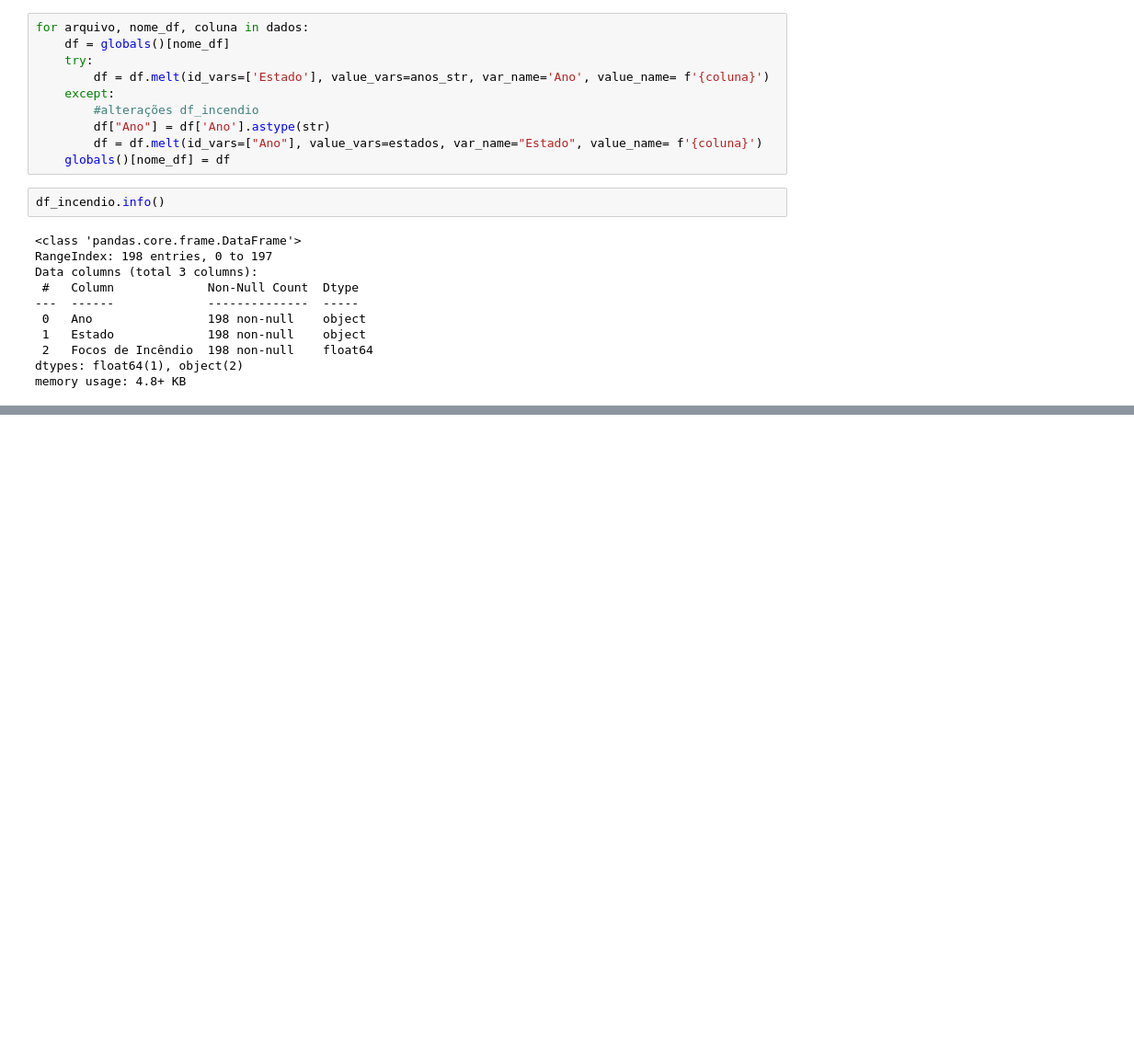
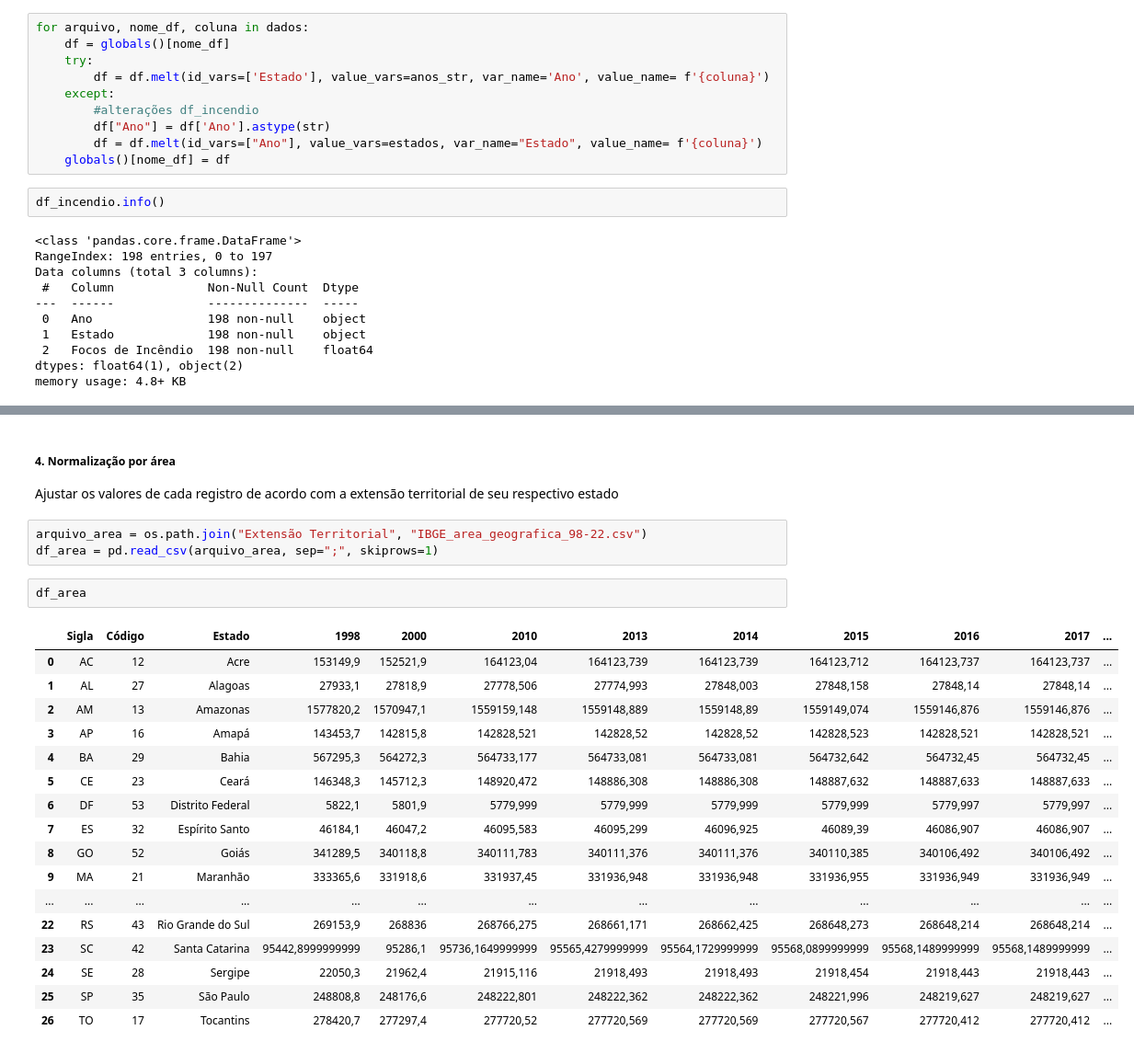
Before and after one commit to LABSensing/LabSesing-case-study, a Jupyter notebook: Código/tabela_final.ipynb, the cells around one changed output, grey strips where cells are left out. Shown: that part at 92% size. Saved outputs shown, nothing was run; the diff lists cells and outputs as text; blank space fills up the shorter version.

```diff
--- a/Código/tabela_final.ipynb
+++ b/Código/tabela_final.ipynb
@@ -156,3 +156,30 @@ df_final
 | 196 | Roraima | 2020 | 10007 | 47137.95 | 162262.75 | ... |
 | 197 | Tocantins | 2020 | 5286 | 620513.33 | 2452103.48 | ... |
 198 rows × 11 columns
+# %% [markdown]
+##### 4. Normalização por área
+
+Ajustar os valores de cada registro de acordo com a extensão territorial de seu respectivo estado
+# %%
+arquivo_area = os.path.join("Extensão Territorial", "IBGE_area_geografica_98-22.csv")
+df_area = pd.read_csv(arquivo_area, sep=";", skiprows=1)
+# %%
+df_area
+# %% [output]
+|  | Sigla | Código | Estado | 1998 | 2000 | 2010 | 2013 | 2014 | 2015 | 2016 | 2017 | ... |
+| 0 | AC | 12 | Acre | 153149,9 | 152521,9 | 164123,04 | 164123,739 | 164123,739 | 164123,712 | 164123,737 | 164123,737 | ... |
+| 1 | AL | 27 | Alagoas | 27933,1 | 27818,9 | 27778,506 | 27774,993 | 27848,003 | 27848,158 | 27848,14 | 27848,14 | ... |
+| 2 | AM | 13 | Amazonas | 1577820,2 | 1570947,1 | 1559159,148 | 1559148,889 | 1559148,89 | 1559149,074 | 1559146,876 | 1559146,876 | ... |
+| 3 | AP | 16 | Amapá | 143453,7 | 142815,8 | 142828,521 | 142828,52 | 142828,52 | 142828,523 | 142828,521 | 142828,521 | ... |
+| 4 | BA | 29 | Bahia | 567295,3 | 564272,3 | 564733,177 | 564733,081 | 564733,081 | 564732,642 | 564732,45 | 564732,45 | ... |
+| 5 | CE | 23 | Ceará | 146348,3 | 145712,3 | 148920,472 | 148886,308 | 148886,308 | 148887,632 | 148887,633 | 148887,633 | ... |
+| 6 | DF | 53 | Distrito Federal | 5822,1 | 5801,9 | 5779,999 | 5779,999 | 5779,999 | 5779,999 | 5779,997 | 5779,997 | ... |
+| 7 | ES | 32 | Espírito Santo | 46184,1 | 46047,2 | 46095,583 | 46095,299 | 46096,925 | 46089,39 | 46086,907 | 46086,907 | ... |
+| 8 | GO | 52 | Goiás | 341289,5 | 340118,8 | 340111,783 | 340111,376 | 340111,376 | 340110,385 | 340106,492 | 340106,492 | ... |
+| 9 | MA | 21 | Maranhão | 333365,6 | 331918,6 | 331937,45 | 331936,948 | 331936,948 | 331936,955 | 331936,949 | 331936,949 | ... |
+| ... | ... | ... | ... | ... | ... | ... | ... | ... | ... | ... | ... | ... |
+| 22 | RS | 43 | Rio Grande do Sul | 269153,9 | 268836 | 268766,275 | 268661,171 | 268662,425 | 268648,273 | 268648,214 | 268648,214 | ... |
+| 23 | SC | 42 | Santa Catarina | 95442,8999999999 | 95286,1 | 95736,1649999999 | 95565,4279999999 | 95564,1729999999 | 95568,0899999999 | 95568,1489999999 | 95568,1489999999 | ... |
+| 24 | SE | 28 | Sergipe | 22050,3 | 21962,4 | 21915,116 | 21918,493 | 21918,493 | 21918,454 | 21918,443 | 21918,443 | ... |
+| 25 | SP | 35 | São Paulo | 248808,8 | 248176,6 | 248222,801 | 248222,362 | 248222,362 | 248221,996 | 248219,627 | 248219,627 | ... |
+| 26 | TO | 17 | Tocantins | 278420,7 | 277297,4 | 277720,52 | 277720,569 | 277720,569 | 277720,567 | 277720,412 | 277720,412 | ... |
```
Also changed, not shown: parts of 8 cells of this notebook, 2 other files.
